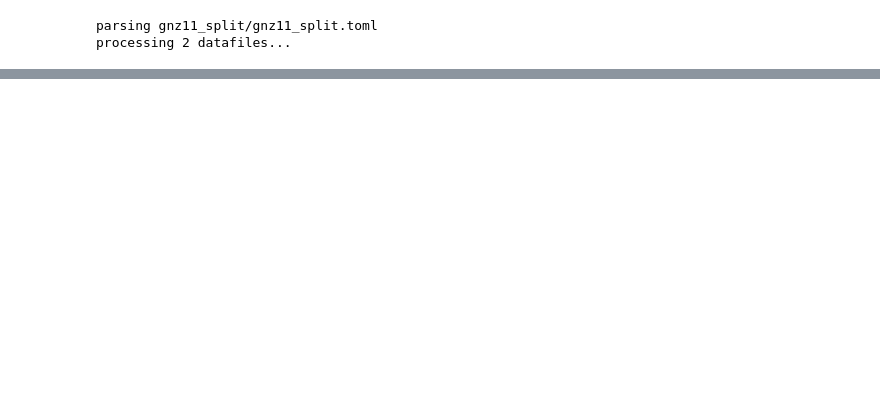
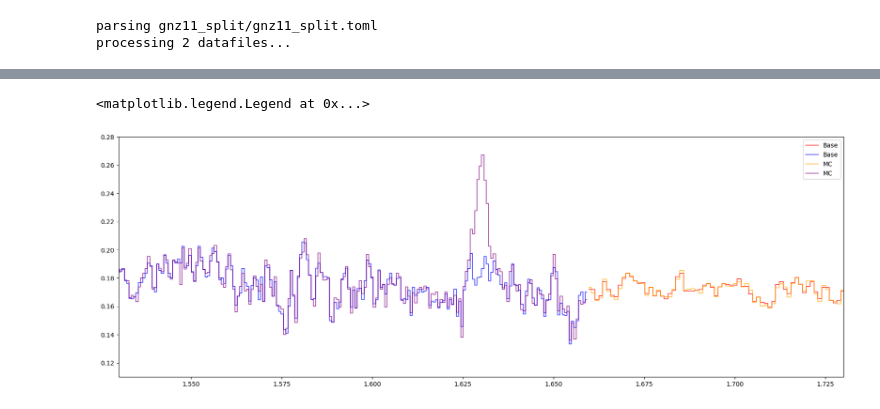
Before and after one commit to rjanish/JWST-DMdecay, a Jupyter notebook: mc.ipynb, the cells around one changed output, grey strips where cells are left out. Cells and saved outputs as stored; diff of their text form; code cells hidden in the pictures; blank space fills up the shorter version.

```diff
--- a/mc.ipynb
+++ b/mc.ipynb
@@ -65,0 +72,21 @@ ax.set_ylim(0.12, 0.2)
+# %%
+decayrate = 4e-4
+lam0 = 1.63
+
+new_specset = base_specset.add_DM_line(decayrate, lam0).resample_flux()
+
+fig, ax = plt.subplots(figsize=(21, 7))
+base_specset.plot(ax=ax, error_band=0,
+             distinct_plot_args=[{"color": "red"},
+                                 {"color": "blue"}],
+             alpha=0.6, label="Base")
+new_specset.plot(ax=ax, error_band=0,
+             distinct_plot_args=[{"color": "orange"},
+                                 {"color": "purple"}],
+             alpha=0.6, label="MC")
+ax.set_xlim(lam0 - 0.1, lam0 + 0.1)
+ax.set_ylim(0.11, 0.28)
+ax.legend()
+# %% [output]
+<matplotlib.legend.Legend at 0x...>
+[figure, added]
```
Also changed, not shown: parts of 6 cells of this notebook, 5 other files.
